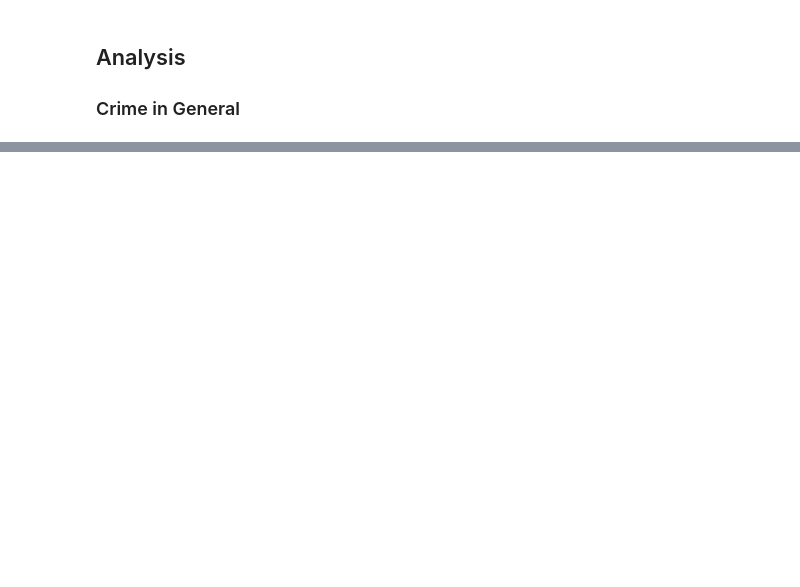
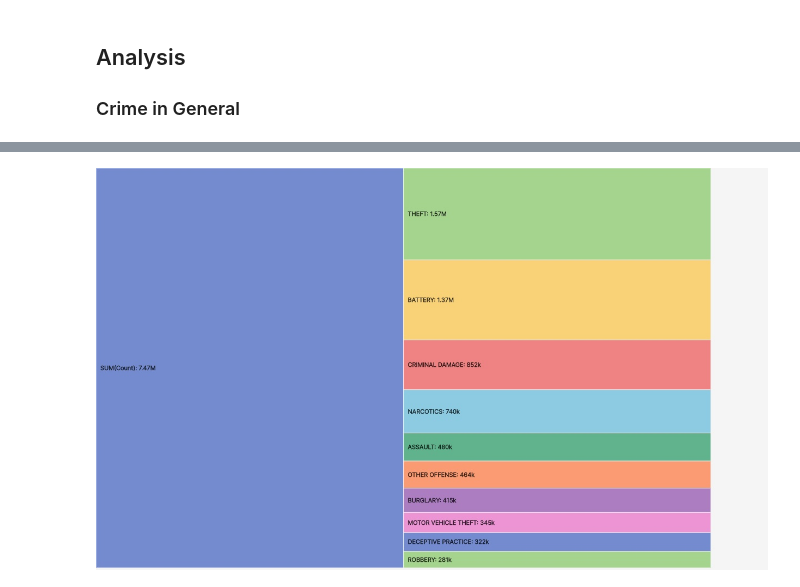
Before and after one commit to Elydora/DataScienceBlog, a Jupyter notebook: _notebooks/2022-05-01-chicago-r#1.ipynb, the cells around one changed output, grey strips where cells are left out. Cells and saved outputs as stored; diff of their text form; code cells hidden in the pictures; blank space fills up the shorter version.

Commit message:
* add complete report and images

```diff
--- a/_notebooks/2022-05-01-chicago-r#1.ipynb
+++ b/_notebooks/2022-05-01-chicago-r#1.ipynb
@@ -45,0 +48,6 @@ Test
+# %%
+path = Path.cwd().joinpath('images').joinpath('r#1').joinpath\
+    ('01.jpg')
+Image(filename=path)
+# %% [output]
+[figure, added]
```
Also changed, not shown: parts of 16 cells of this notebook.
